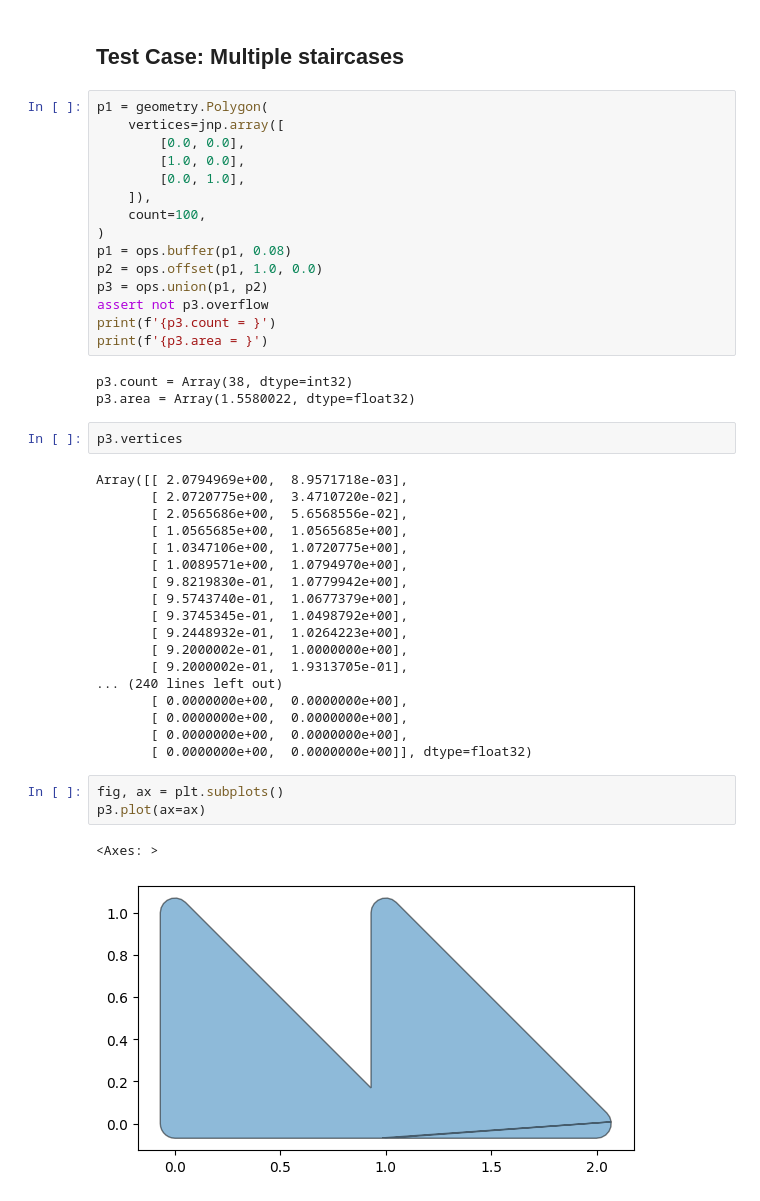
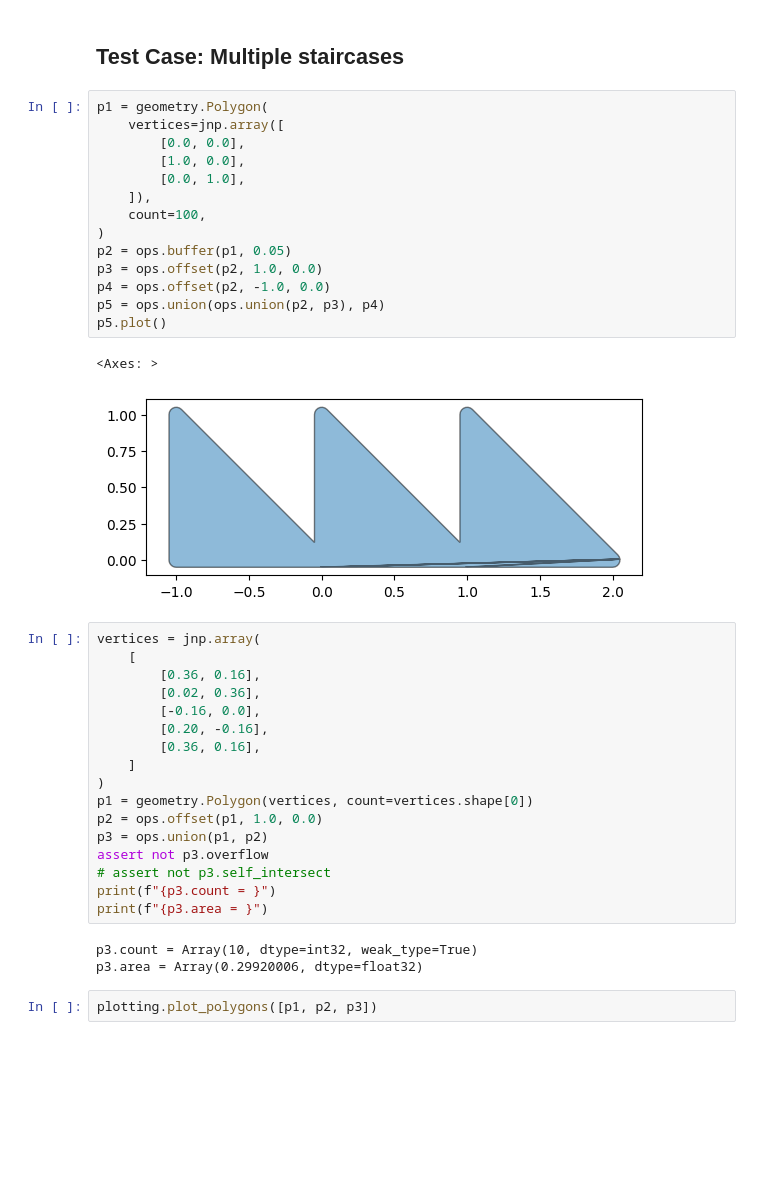
Before and after one commit to seekjim20/dshape, a Jupyter notebook: ipynb/playground.ipynb, the cells around one changed output. Saved outputs shown, nothing was run; the diff lists cells and outputs as text; blank space fills up the shorter version.

```diff
--- a/ipynb/playground.ipynb
+++ b/ipynb/playground.ipynb
@@ -122,48 +121,43 @@ print(p2.area)
 0.87232906
 # %% [markdown]
 ## Test Case: Multiple staircases
+# %%
+p1 = geometry.Polygon(
+    vertices=jnp.array([
+        [0.0, 0.0],
+        [1.0, 0.0],
+        [0.0, 1.0],
+    ]),
+    count=100,
+)
+p2 = ops.buffer(p1, 0.05)
+p3 = ops.offset(p2, 1.0, 0.0)
+p4 = ops.offset(p2, -1.0, 0.0)
+p5 = ops.union(ops.union(p2, p3), p4)
+p5.plot()
+# %% [output]
+<Axes: >
+[figure, added]
 # %%
-p1 = geometry.Polygon(
-    vertices=jnp.array([
-        [0.0, 0.0],
-        [1.0, 0.0],
-        [0.0, 1.0],
-    ]),
-    count=100,
+vertices = jnp.array(
+    [
+        [0.36, 0.16],
+        [0.02, 0.36],
+        [-0.16, 0.0],
+        [0.20, -0.16],
+        [0.36, 0.16],
+    ]
 )
-p1 = ops.buffer(p1, 0.08)
+p1 = geometry.Polygon(vertices, count=vertices.shape[0])
 p2 = ops.offset(p1, 1.0, 0.0)
 p3 = ops.union(p1, p2)
 assert not p3.overflow
-print(f'{p3.count = }')
-print(f'{p3.area = }')
+# assert not p3.self_intersect
+print(f"{p3.count = }")
+print(f"{p3.area = }")
 # %% [output]
-p3.count = Array(38, dtype=int32)
-p3.area = Array(1.5580022, dtype=float32)
+p3.count = Array(10, dtype=int32, weak_type=True)
+p3.area = Array(0.29920006, dtype=float32)
-# %%
-p3.vertices
-# %% [output]
-Array([[ 2.0794969e+00,  8.9571718e-03],
-       [ 2.0720775e+00,  3.4710720e-02],
-       [ 2.0565686e+00,  5.6568556e-02],
-       [ 1.0565685e+00,  1.0565685e+00],
-       [ 1.0347106e+00,  1.0720775e+00],
-       [ 1.0089571e+00,  1.0794970e+00],
-       [ 9.8219830e-01,  1.0779942e+00],
-       [ 9.5743740e-01,  1.0677379e+00],
-       [ 9.3745345e-01,  1.0498792e+00],
-       [ 9.2448932e-01,  1.0264223e+00],
-       [ 9.2000002e-01,  1.0000000e+00],
-       [ 9.2000002e-01,  1.9313705e-01],
-... (240 lines left out)
-       [ 0.0000000e+00,  0.0000000e+00],
-       [ 0.0000000e+00,  0.0000000e+00],
-       [ 0.0000000e+00,  0.0000000e+00],
-       [ 0.0000000e+00,  0.0000000e+00]], dtype=float32)
-# %%
-fig, ax = plt.subplots()
-p3.plot(ax=ax)
-# %% [output]
-<Axes: >
-[figure, removed]
+# %%
+plotting.plot_polygons([p1, p2, p3])
 # %%
```
Also changed, not shown: parts of 4 cells of this notebook, 1 other file.
